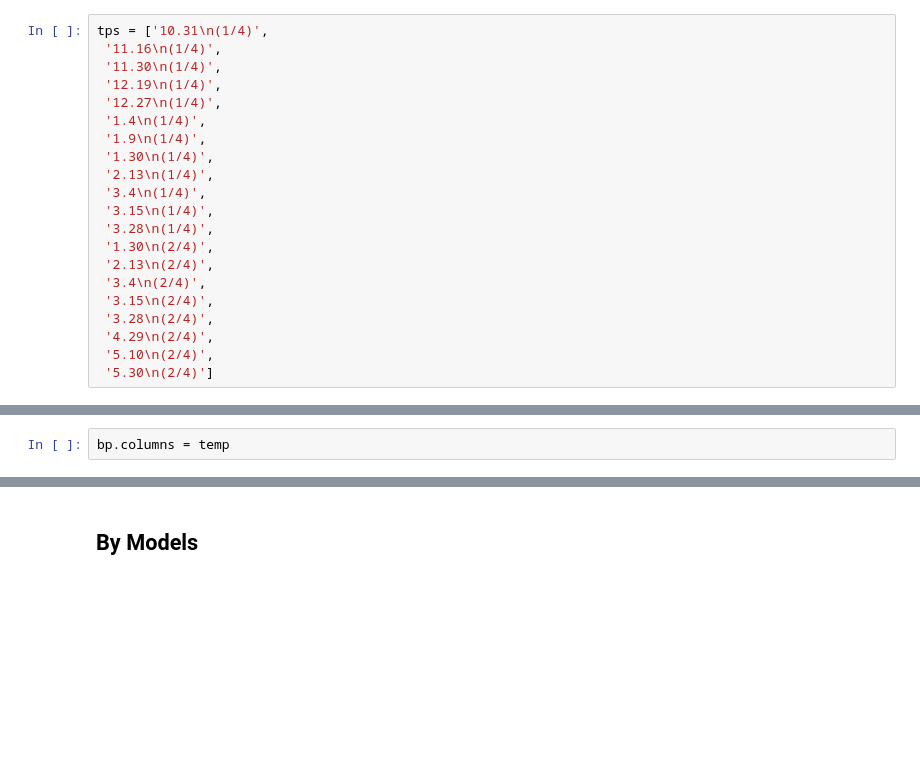
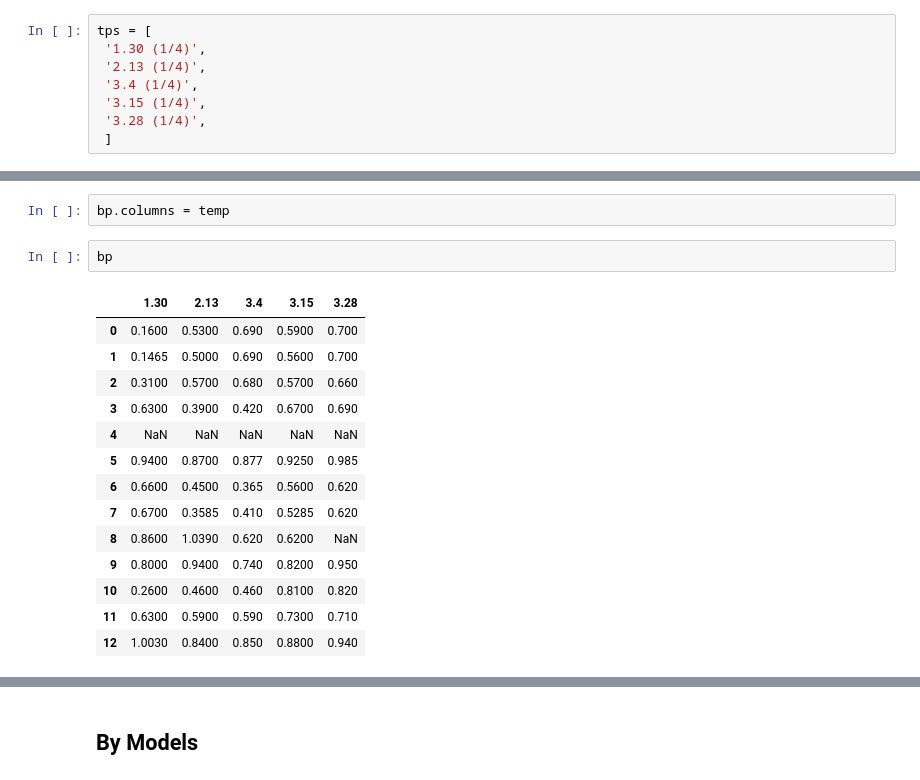
Before and after one commit to bwade9090/PRISM-Now_R-R, a Jupyter notebook: PRISM_new-boxplot.ipynb, the cells around one changed output, grey strips where cells are left out. Drawn from its saved outputs; the diff is of its cells as text; blank space fills up the shorter version.

```diff
--- a/PRISM_new-boxplot.ipynb
+++ b/PRISM_new-boxplot.ipynb
@@ -1184,21 +1140,8 @@ WARNING:matplotlib.font_manager:findfont: Font family 'Malgun Gothic' not found.
 # %%
-tps = ['10.31\n(1/4)',
- '11.16\n(1/4)',
- '11.30\n(1/4)',
- '12.19\n(1/4)',
- '12.27\n(1/4)',
- '1.4\n(1/4)',
- '1.9\n(1/4)',
- '1.30\n(1/4)',
- '2.13\n(1/4)',
- '3.4\n(1/4)',
- '3.15\n(1/4)',
- '3.28\n(1/4)',
- '1.30\n(2/4)',
- '2.13\n(2/4)',
- '3.4\n(2/4)',
- '3.15\n(2/4)',
- '3.28\n(2/4)',
- '4.29\n(2/4)',
- '5.10\n(2/4)',
- '5.30\n(2/4)']
+tps = [
+ '1.30 (1/4)',
+ '2.13 (1/4)',
+ '3.4 (1/4)',
+ '3.15 (1/4)',
+ '3.28 (1/4)',
+ ]
@@ -1273,5 +1198,22 @@ temp
 # %%
 bp.columns = temp
+# %%
+bp
+# %% [output]
+|  | 1.30 | 2.13 | 3.4 | 3.15 | 3.28 |
+| 0 | 0.1600 | 0.5300 | 0.690 | 0.5900 | 0.700 |
+| 1 | 0.1465 | 0.5000 | 0.690 | 0.5600 | 0.700 |
+| 2 | 0.3100 | 0.5700 | 0.680 | 0.5700 | 0.660 |
+| 3 | 0.6300 | 0.3900 | 0.420 | 0.6700 | 0.690 |
+| 4 | NaN | NaN | NaN | NaN | NaN |
+| 5 | 0.9400 | 0.8700 | 0.877 | 0.9250 | 0.985 |
+| 6 | 0.6600 | 0.4500 | 0.365 | 0.5600 | 0.620 |
+| 7 | 0.6700 | 0.3585 | 0.410 | 0.5285 | 0.620 |
+| 8 | 0.8600 | 1.0390 | 0.620 | 0.6200 | NaN |
+| 9 | 0.8000 | 0.9400 | 0.740 | 0.8200 | 0.950 |
+| 10 | 0.2600 | 0.4600 | 0.460 | 0.8100 | 0.820 |
+| 11 | 0.6300 | 0.5900 | 0.590 | 0.7300 | 0.710 |
+| 12 | 1.0030 | 0.8400 | 0.850 | 0.8800 | 0.940 |
 # %%
 # sns.color_palette()
 # sns.set_palette('hls',1)
```
Also changed, not shown: parts of 9 cells of this notebook.
